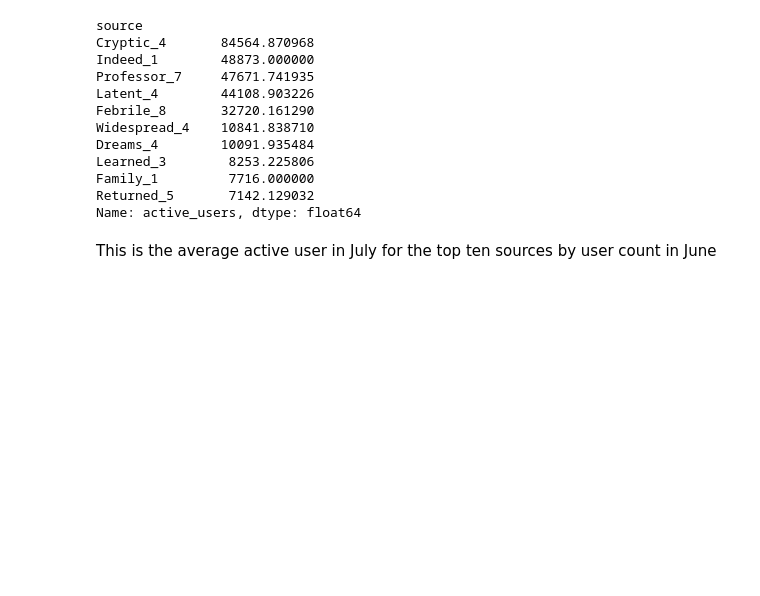
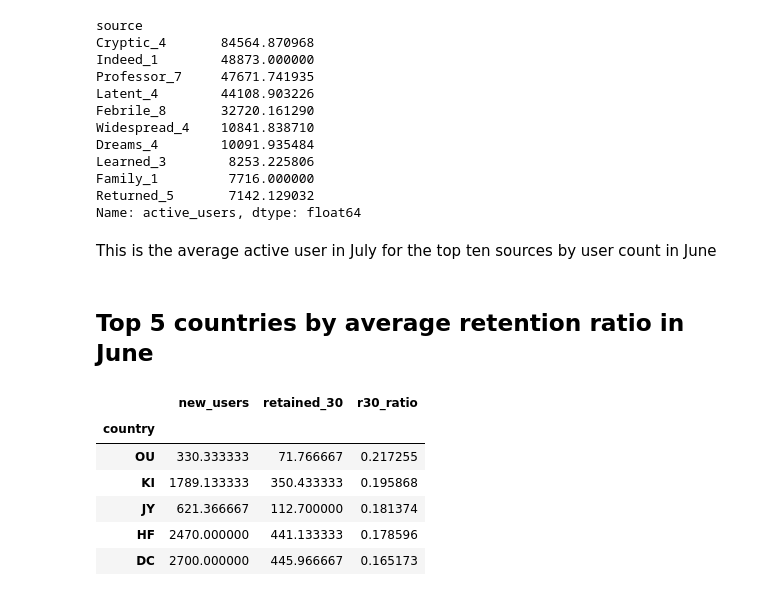
Before and after one commit to Kiiwi/Opera, a Jupyter notebook: Report.ipynb, the cells around one changed output. Cells and saved outputs as stored; diff of their text form; code cells hidden in the pictures; blank space fills up the shorter version.

```diff
--- a/Report.ipynb
+++ b/Report.ipynb
@@ -99,3 +113,20 @@ Returned_5       7142.129032
 Name: active_users, dtype: float64
 # %% [markdown]
 This is the average active user in July for the top ten sources by user count in June
+# %% [markdown]
+## Top 5 countries by average retention ratio in June
+# %%
+june_mean = june.groupby(["country", "timeperiod"]).sum().groupby("country")["new_users", "retained_30"].mean()
+# %%
+june_mean["r30_ratio"] = june_mean["retained_30"] / june_mean["new_users"]
+# %%
+top_five_ratio_june = june_mean.nlargest(5, "r30_ratio")
+top_five_ratio_june
+# %% [output]
+|  | new_users | retained_30 | r30_ratio |
+| country |  |  |  |
+| OU | 330.333333 | 71.766667 | 0.217255 |
+| KI | 1789.133333 | 350.433333 | 0.195868 |
+| JY | 621.366667 | 112.700000 | 0.181374 |
+| HF | 2470.000000 | 441.133333 | 0.178596 |
+| DC | 2700.000000 | 445.966667 | 0.165173 |
```
Also changed, not shown: parts of 21 cells of this notebook, 3 other files.
